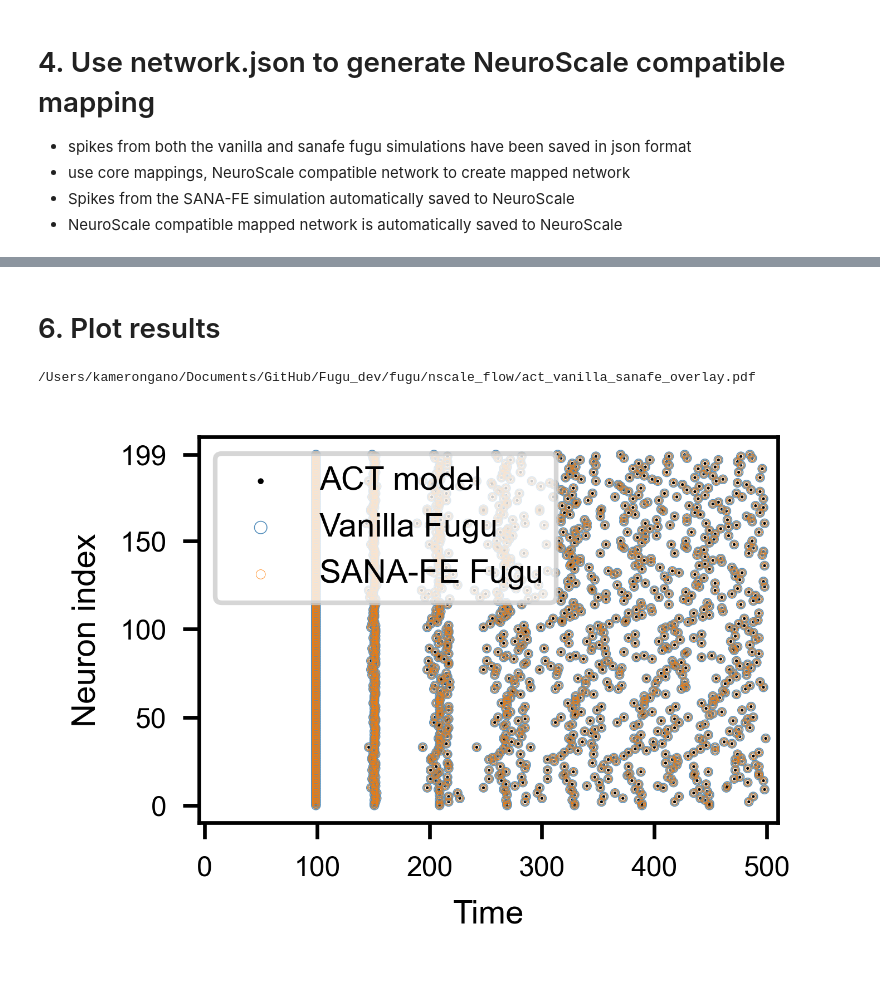
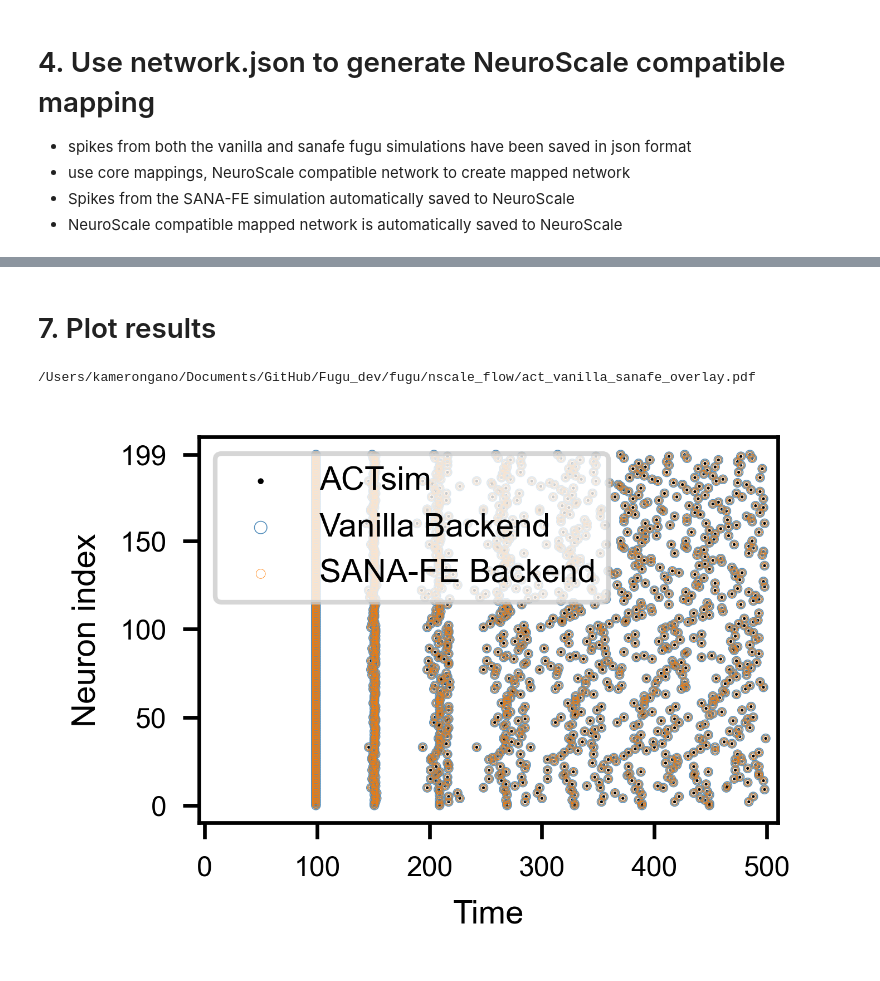
Before and after one commit to kameron-gano/Fugu_dev, a Jupyter notebook: fugu/nscale_flow/flow.ipynb, the cells around one changed output, grey strips where cells are left out. Cells and saved outputs as stored; diff of their text form; code cells hidden in the pictures.

```diff
--- a/fugu/nscale_flow/flow.ipynb
+++ b/fugu/nscale_flow/flow.ipynb
@@ -282,5 +301,5 @@ SANA-FE matches with ACTsim
 # %% [markdown]
-# 6. Plot results
+# 7. Plot results
 # %%
 NEUROSCALE_SPIKES = "~/Documents/GitHub/nscale/configs/distinct_demo/neuroscale.txt"
 import re
@@ -376,7 +395,7 @@ for i, neuron in enumerate(range(num_neurons)):
     plt.scatter(
         t_act, [i] * len(t_act),
         color="black", s=0.40, marker="o", edgecolors="none",
-        label="ACT model" if i == 0 else "", zorder=1
+        label="ACTsim" if i == 0 else "", zorder=1
     )
 
     # Vanilla Fugu: BLUE larger concentric rings
@@ -384,39 +403,39 @@ for i, neuron in enumerate(range(num_neurons)):
         t_van, [i] * len(t_van),
         marker="o", facecolor="none", edgecolor=to_rgba("#508CBB", 0.95),
         s=1.8, linewidth=0.2,
-        label="Vanilla Fugu" if i == 0 else "", zorder=3
+        label="Vanilla Backend" if i == 0 else "", zorder=3
     )
     plt.scatter(
         t_van, [i] * len(t_van),
         marker="o", facecolor="none", edgecolor=to_rgba("#508CBB", 0.95),
         s=3.6, linewidth=0.2, zorder=3
     )
 
     # SANA-FE Fugu: ORANGE smaller concentric rings
     plt.scatter(
         t_san, [i] * len(t_san),
         marker="o", facecolor="none", edgecolor=to_rgba("#Ff7c00", 0.95),
         s=1.0, linewidth=0.1,
-        label="SANA-FE Fugu" if i == 0 else "", zorder=4
+        label="SANA-FE Backend" if i == 0 else "", zorder=4
     )
     plt.scatter(
         t_san, [i] * len(t_san),
         marker="o", facecolor="none", edgecolor=to_rgba("#Ff7c00", 0.95),
         s=2.4, linewidth=0.1, zorder=4
     )
 
 plt.xlabel("Time")
 plt.ylabel("Neuron index")
 selected_indices = [0, 50, 100, 150, 199] if num_neurons >= 200 else list(range(0, num_neurons, max(1, num_neurons // 4)))
 plt.yticks(selected_indices, selected_indices)
 plt.xlim(-5, time + 10)
 plt.legend(prop={"family": "Arial"}, loc="upper left", markerscale=2)
 plt.grid(False)
 
 with PdfPages("act_vanilla_sanafe_overlay.pdf") as pdf:
     pdf.savefig(bbox_inches="tight")
 
 display(FileLink("act_vanilla_sanafe_overlay.pdf"))
 # %% [output]
 /Users/kamerongano/Documents/GitHub/Fugu_dev/fugu/nscale_flow/act_vanilla_sanafe_overlay.pdf
-[figure, old version]
+[figure, new version]
```
Also changed, not shown: parts of 15 cells of this notebook, 11 other files.
